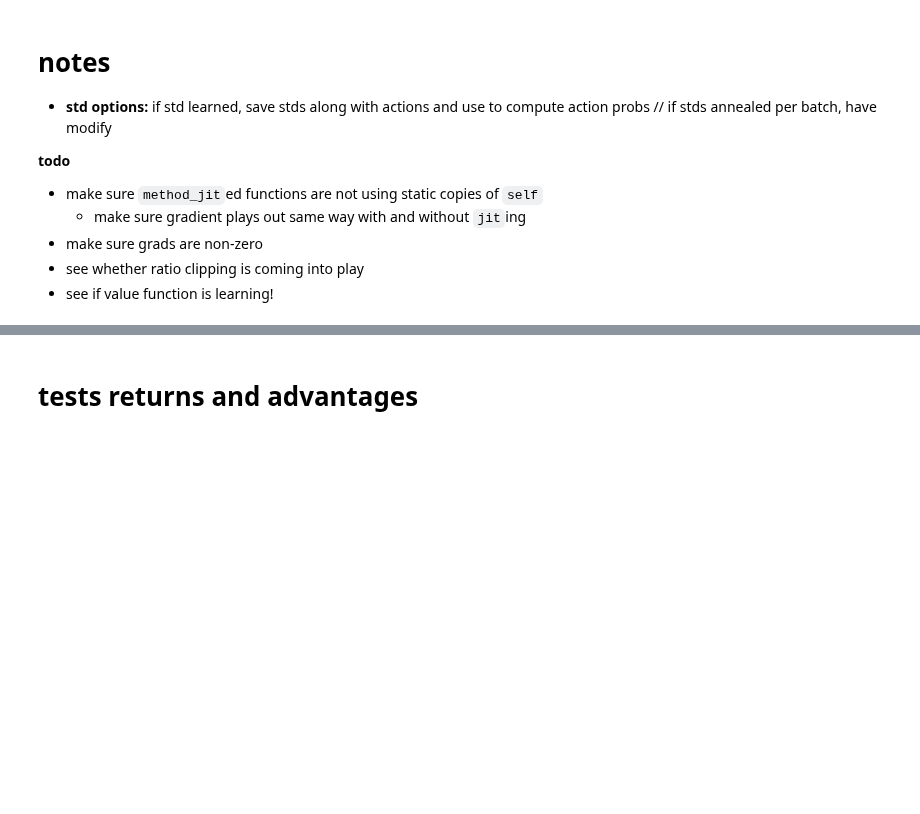
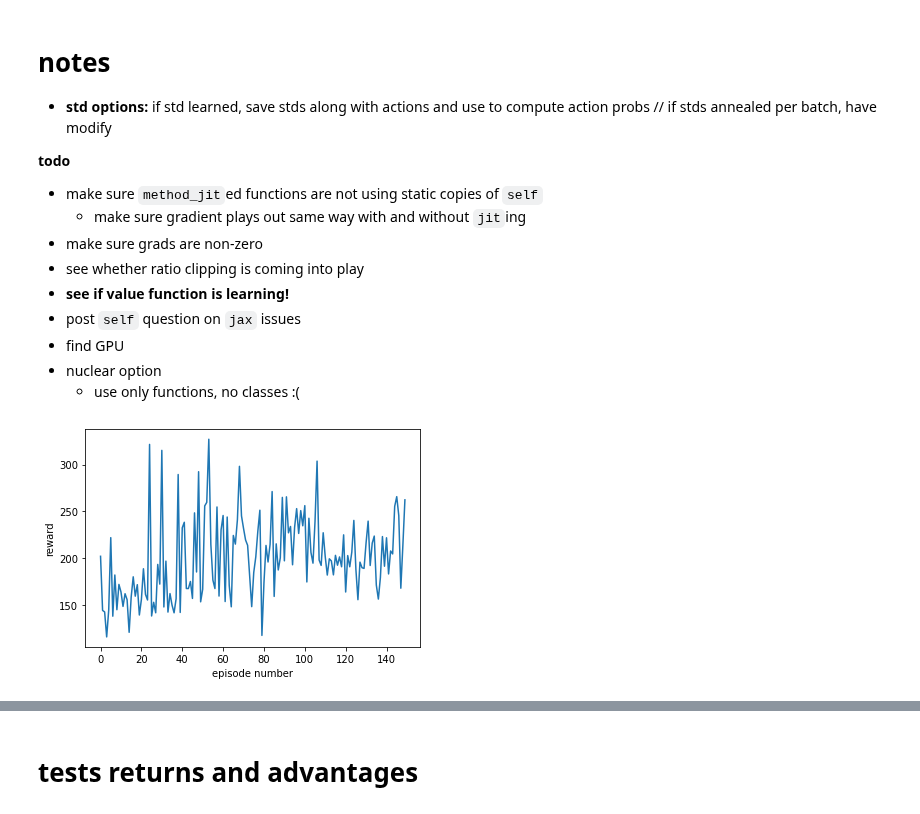
Before and after one commit to richard-warren/rl_sandbox, a Jupyter notebook: ppo_demo.ipynb, the cells around one changed output, grey strips where cells are left out. Cells and saved outputs as stored; diff of their text form; code cells hidden in the pictures; blank space fills up the shorter version.

```diff
--- a/ppo_demo.ipynb
+++ b/ppo_demo.ipynb
@@ -31,7 +31,11 @@ import ipdb
   - make sure gradient plays out same way with and without `jit`ing
 - make sure grads are non-zero
 - see whether ratio clipping is coming into play
-- see if value function is learning!
+- **see if value function is learning!**
+- post `self` question on `jax` issues
+- find GPU
+- nuclear option
+  - use only functions, no classes :(
 # %%
 class Env():
     ''' dm_control environment wrapper '''
@@ -167,7 +171,7 @@ class PPO():
 
     def __init__(self, policy, eps_clip=.2, gamma=.99,
                  gae_param=.95, learning_rate=1e-3,
-                 K_epochs=4, minibatch_size=64):
+                 K_epochs=4, minibatch_size=64, normalize_returns=True):
         self.reset_memory()
         self.policy = policy
         self.eps_clip = eps_clip
@@ -176,6 +180,7 @@ class PPO():
         self.K_epochs = K_epochs
         self.minibatch_size = minibatch_size
         self.update_count = 0
+        self.normalize_returns = normalize_returns
 
         opt_init, opt_update, get_params = optimizers.adam(learning_rate)
         opt_state = opt_init(self.policy.params)
@@ -242,7 +247,7 @@ class PPO():
 
 
 #     @method_jit
-    def get_returns_and_advantages(self, critic_params, states, is_terminals, rewards, normalize=True):
+    def get_returns_and_advantages(self, critic_params, states, is_terminals, rewards):
 
         # todo: split evaluation into batches... otherwise large batches will fill memory
         values = self.policy.evaluate(critic_params, np.array(states))
@@ -261,7 +266,7 @@ class PPO():
             last_advantage = td_error + self.gamma * self.gae_param * last_advantage
             advantages.insert(0, last_advantage)
 
-        if normalize:
+        if self.normalize_returns:
             eps = np.finfo(np.float32).eps.item()
             returns = (returns - np.mean(returns)) / (np.std(returns) + eps)
             advantages = (advantages - np.mean(advantages)) / (np.std(advantages) + eps)
@@ -295,16 +300,17 @@ class PPO():
 # settings (temp)          # sooome learning
 domain = 'cartpole'
 task = 'balance'
-batch_size = 1000 * 5      # 1000*10
-max_episodes = 1000        # 200
+batch_size = 1000 * 10     # 1000*10
+max_episodes = 150         # 200
 seed = 0 # todo
-hidden_layers = (48, 48)   # (24, 48)
+hidden_layers = (24, 24)   # (24, 48)
 K_epochs = 8               # 8
-minibatch_size = 2048      # 1024
+minibatch_size = 1024      # 1024
 learning_rate = 3e-4       # 3e-4
 stds = (2, .5)              # (2, .5)
 eps_clip = .2              # .2
 gamma = .95                # .99
+normalize_returns = True   # True
 
 
 
@@ -316,39 +322,42 @@ policy = ActorCritic(env.state_dim, env.action_dim, std=stds[0], seed=seed,
                      actor_hlayers=hidden_layers, critic_hlayers=hidden_layers)
 
 ppo = PPO(policy, K_epochs=K_epochs, minibatch_size=minibatch_size,
-          learning_rate=learning_rate, eps_clip=eps_clip, gamma=gamma)
+          learning_rate=learning_rate, eps_clip=eps_clip, gamma=gamma,
+          normalize_returns=normalize_returns)
 
 update_count, step_count = 0, 0
 keys = np.array(jax.random.split(key, num=(max_episodes * env.max_steps)))
 total_rewards = []
 
 with trange(max_episodes, desc='Episode') as t:
     for i in t:
         state = env.reset()
         rewards = []
         done = False
 
         while not done:
             action, action_prob = ppo.policy.act(keys[step_count], ppo.policy.params['actor'], state)
             action_squashed = squash_actions(action, env.action_min, env.action_max)
             state_next, reward, done = env.step(action_squashed)
             ppo.add_memory(state, action, reward, action_prob, done)
             state = state_next
             rewards.append(reward)
 
             if ppo.n_memories==batch_size:
                 ppo.update(keys[step_count])
                 update_count += 1
                 ppo.policy.std = stds[0] + (i/max_episodes) * (stds[1]-stds[0])  # reduce exploration noise
 
         step_count += 1
         total_rewards.append(sum(rewards))
         t.set_postfix(total_reward=total_rewards[-1], std=ppo.policy.std, n_updates=update_count)
 
 
 # plot
 plt.plot(total_rewards);
-plt.xlabel('episode number')
-plt.ylabel('reward')
+plt.xlabel('episode number');
+plt.ylabel('reward');
+# %% [output]
+[figure, added]
 # %%
 show_rollout(env, ppo.policy)
```
Also changed, not shown: parts of 4 cells of this notebook.
